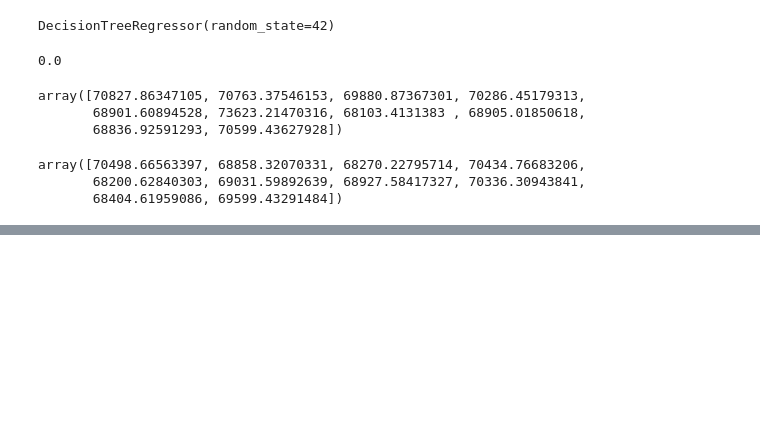
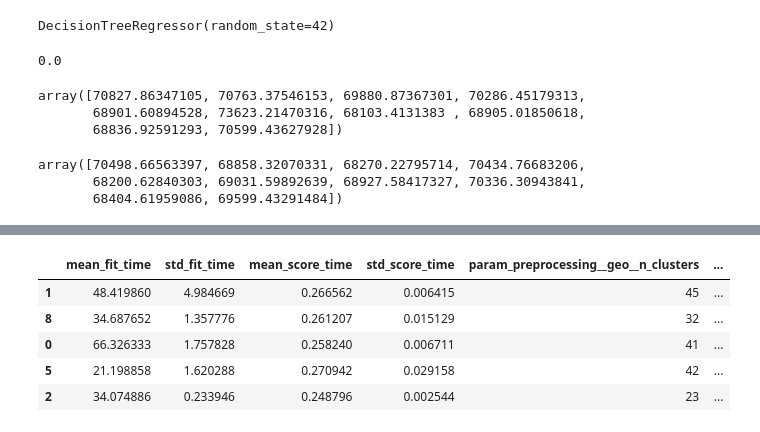
Before and after one commit to MikolajSuchan/WUM, a Jupyter notebook: notebook_2.ipynb, the cells around one changed output, grey strips where cells are left out. Drawn from its saved outputs; the diff is of its cells as text; code cells hidden in the pictures; blank space fills up the shorter version.

```diff
--- a/notebook_2.ipynb
+++ b/notebook_2.ipynb
@@ -1082,0 +1172,12 @@ forest_rmse
+# %%
+from sklearn.model_selection import RandomizedSearchCV
+from scipy.stats import randint
+
+param_distribs = {'preprocessing__geo__n_clusters': randint(low=3, high=50),
+                  'random_forest__max_features': randint(low=2, high=20)}
+
+rnd_search = RandomizedSearchCV(
+    full_pipeline, param_distributions=param_distribs, n_iter=10, cv=3,
+    scoring='neg_root_mean_squared_error', random_state=42)
+
+rnd_search.fit(X=X_train, y=Y_train)
@@ -1082,0 +1201,11 @@ forest_rmse
+# %%
+cv_res=pd.DataFrame(rnd_search.cv_results_)
+cv_res.sort_values(by="mean_test_score", ascending=False, inplace=True)
+cv_res.head()
+# %% [output]
+|  | mean_fit_time | std_fit_time | mean_score_time | std_score_time | param_preprocessing__geo__n_clusters | ... |
+| 1 | 48.419860 | 4.984669 | 0.266562 | 0.006415 | 45 | ... |
+| 8 | 34.687652 | 1.357776 | 0.261207 | 0.015129 | 32 | ... |
+| 0 | 66.326333 | 1.757828 | 0.258240 | 0.006711 | 41 | ... |
+| 5 | 21.198858 | 1.620288 | 0.270942 | 0.029158 | 42 | ... |
+| 2 | 34.074886 | 0.233946 | 0.248796 | 0.002544 | 23 | ... |
```
Also changed, not shown: parts of 17 cells of this notebook.
